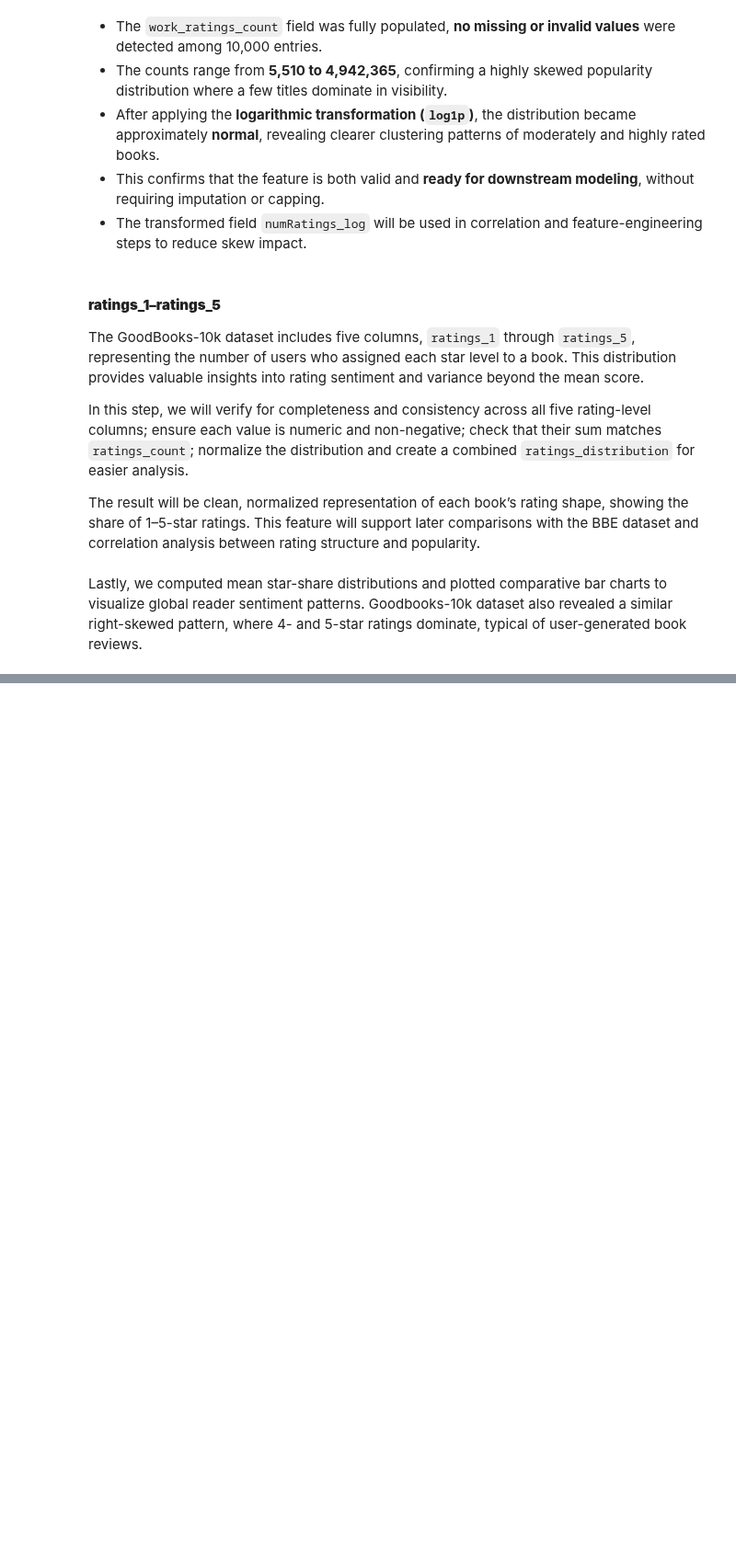
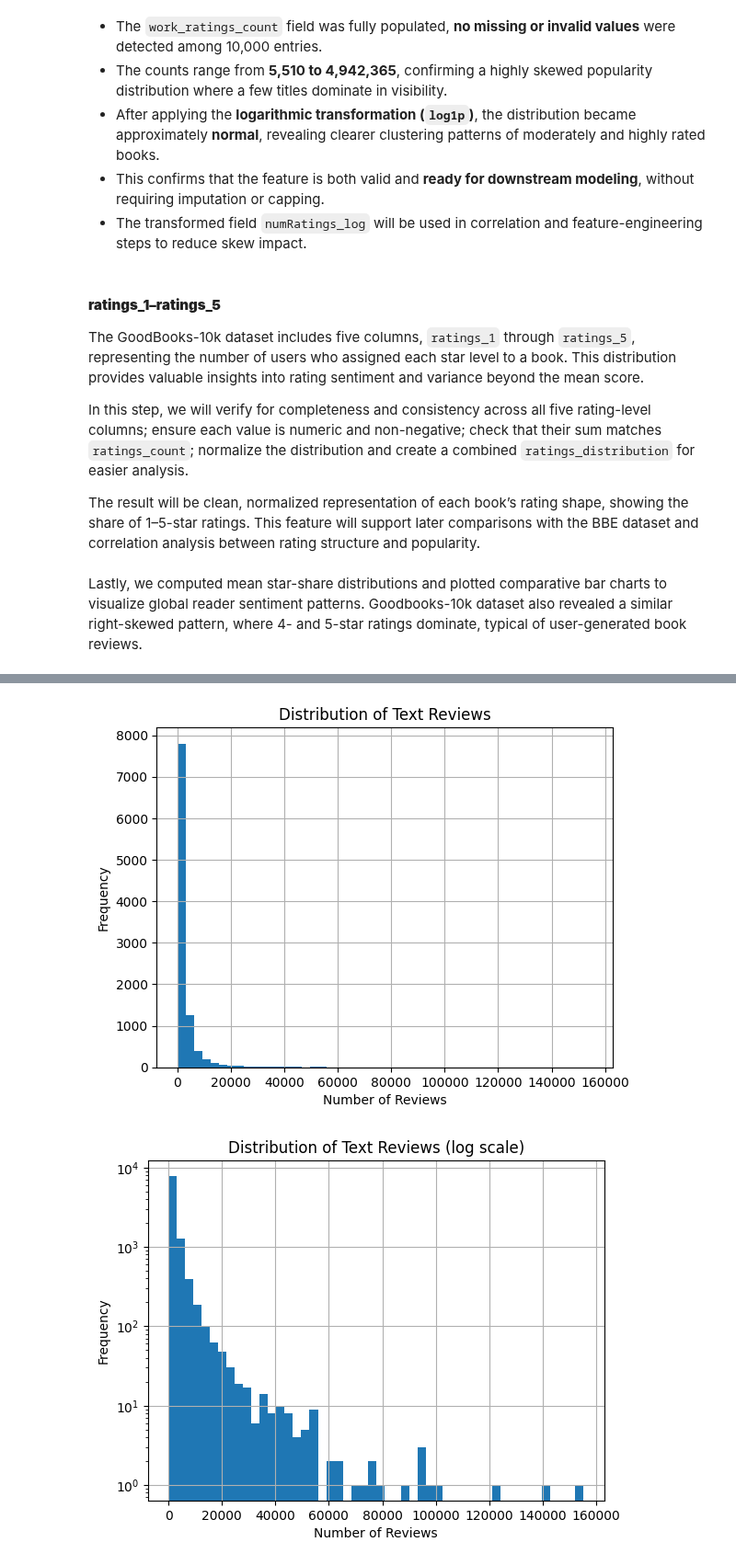
Before and after one commit to larevolucia/bookwise-analytics, a Jupyter notebook: notebooks/02_Data_Cleaning.ipynb, the cells around one changed output, grey strips where cells are left out. Shown at 92% size. Cells and saved outputs as stored; diff of their text form; code cells hidden in the pictures; blank space fills up the shorter version.

Commit message:
feat(data-cleaning): validate and transform work_text_reviews_count
- inspect and transform work_text_reviews_count for skewness correction
- add log feature and correlation readiness analysis

```diff
--- a/notebooks/02_Data_Cleaning.ipynb
+++ b/notebooks/02_Data_Cleaning.ipynb
@@ -2452,0 +2500,18 @@ print("Interim GB dataset saved successfully in data/interim/ directory.")
+# %%
+# linear histogram
+books_clean['work_text_reviews_count'].hist(bins=50)
+plt.title('Distribution of Text Reviews')
+plt.xlabel('Number of Reviews')
+plt.ylabel('Frequency')
+plt.show()
+
+# log histogram
+books_clean['work_text_reviews_count'].hist(bins=50)
+plt.yscale('log')
+plt.title('Distribution of Text Reviews (log scale)')
+plt.xlabel('Number of Reviews')
+plt.ylabel('Frequency')
+plt.show()
+# %% [output]
+[figure, added]
+[figure, added]
```
Also changed, not shown: parts of 12 cells of this notebook.
